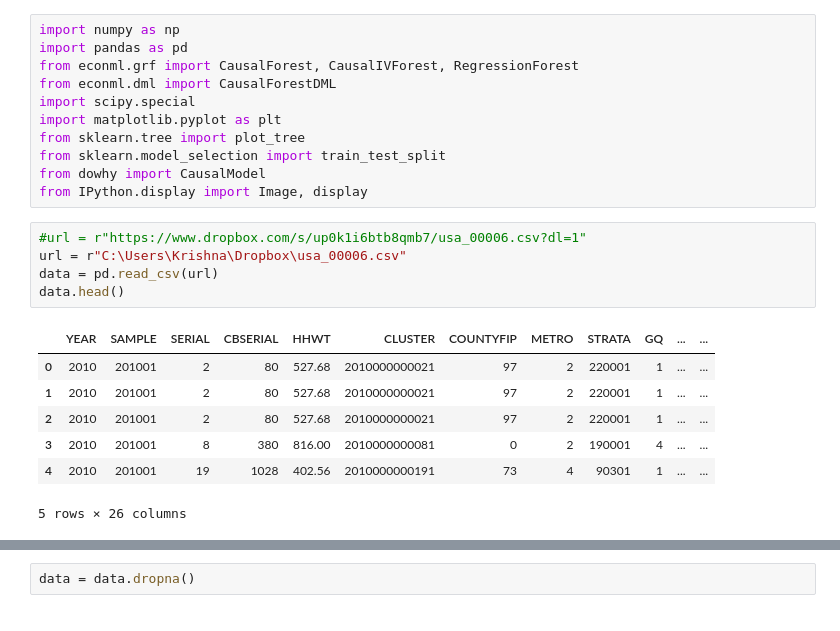
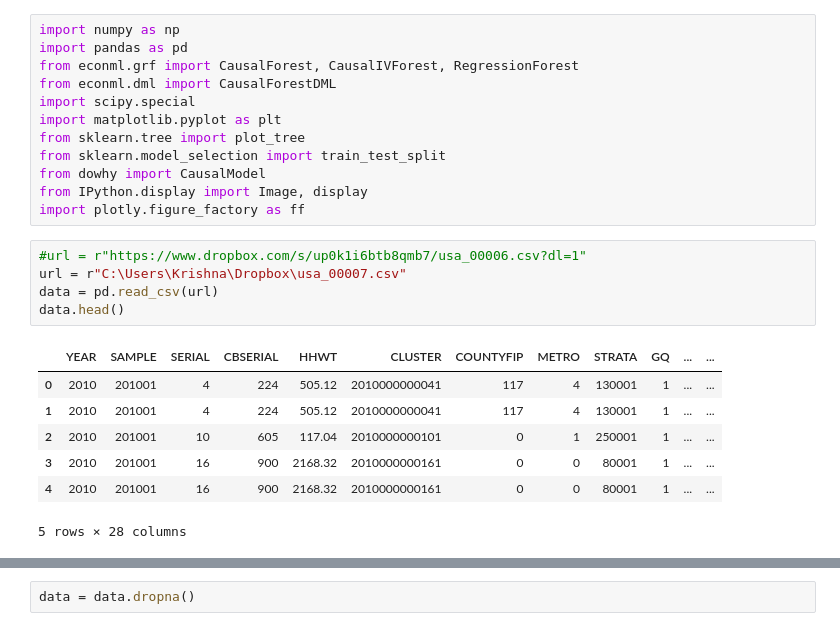
Before and after one commit to Krish26-2000/Generalised_Random_Forest_Methods, a Jupyter notebook: src/generalised_random_forest_methods/data_management/causal_IV2.ipynb, the cells around one changed output, grey strips where cells are left out. Saved outputs shown, nothing was run; the diff lists cells and outputs as text.

```diff
--- a/src/generalised_random_forest_methods/data_management/causal_IV2.ipynb
+++ b/src/generalised_random_forest_methods/data_management/causal_IV2.ipynb
@@ -9,16 +9,17 @@ from sklearn.tree import plot_tree
 from sklearn.model_selection import train_test_split
 from dowhy import CausalModel
 from IPython.display import Image, display
+import plotly.figure_factory as ff
 # %%
 #url = r"https://www.dropbox.com/s/up0k1i6btb8qmb7/usa_00006.csv?dl=1"
-url = r"C:\Users\Krishna\Dropbox\usa_00006.csv"
+url = r"C:\Users\Krishna\Dropbox\usa_00007.csv"
 data = pd.read_csv(url)
 data.head()
 # %% [output]
 |  | YEAR | SAMPLE | SERIAL | CBSERIAL | HHWT | CLUSTER | COUNTYFIP | METRO | STRATA | GQ | ... | ... |
-| 0 | 2010 | 201001 | 2 | 80 | 527.68 | 2010000000021 | 97 | 2 | 220001 | 1 | ... | ... |
-| 1 | 2010 | 201001 | 2 | 80 | 527.68 | 2010000000021 | 97 | 2 | 220001 | 1 | ... | ... |
-| 2 | 2010 | 201001 | 2 | 80 | 527.68 | 2010000000021 | 97 | 2 | 220001 | 1 | ... | ... |
-| 3 | 2010 | 201001 | 8 | 380 | 816.00 | 2010000000081 | 0 | 2 | 190001 | 4 | ... | ... |
-| 4 | 2010 | 201001 | 19 | 1028 | 402.56 | 2010000000191 | 73 | 4 | 90301 | 1 | ... | ... |
+| 0 | 2010 | 201001 | 4 | 224 | 505.12 | 2010000000041 | 117 | 4 | 130001 | 1 | ... | ... |
+| 1 | 2010 | 201001 | 4 | 224 | 505.12 | 2010000000041 | 117 | 4 | 130001 | 1 | ... | ... |
+| 2 | 2010 | 201001 | 10 | 605 | 117.04 | 2010000000101 | 0 | 1 | 250001 | 1 | ... | ... |
+| 3 | 2010 | 201001 | 16 | 900 | 2168.32 | 2010000000161 | 0 | 0 | 80001 | 1 | ... | ... |
+| 4 | 2010 | 201001 | 16 | 900 | 2168.32 | 2010000000161 | 0 | 0 | 80001 | 1 | ... | ... |
-5 rows × 26 columns
+5 rows × 28 columns
```
Also changed, not shown: parts of 19 cells of this notebook, 4 other files.
